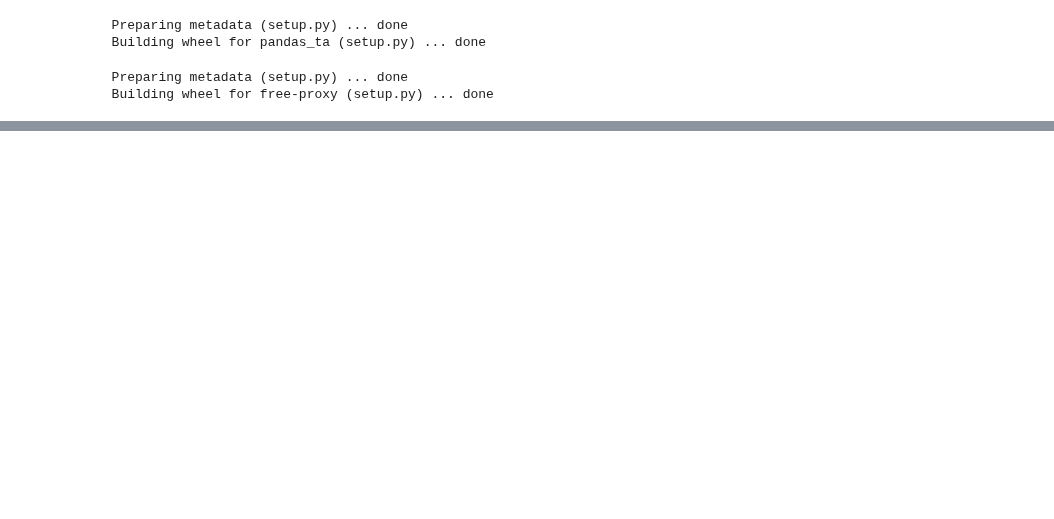
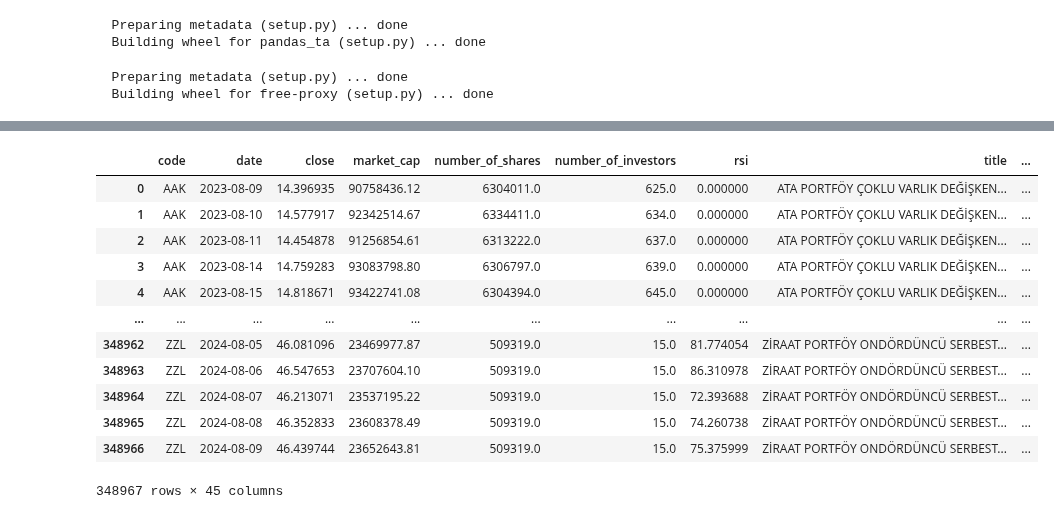
Before and after one commit to ozturkergin/ozturkergin, a Jupyter notebook: TEFAS_PowerBI_Import_v3.ipynb, the cells around one changed output, grey strips where cells are left out. Drawn from its saved outputs; the diff is of its cells as text; code cells hidden in the pictures; blank space fills up the shorter version.

```diff
--- a/TEFAS_PowerBI_Import_v3.ipynb
+++ b/TEFAS_PowerBI_Import_v3.ipynb
@@ -351,0 +354,20 @@ fetched_data
+# %%
+fetched_data = fetched_data.reset_index(drop=True)
+fon_table = fon_table.reset_index()
+result = pd.merge(fetched_data, fon_table, on=['code'], how='left')
+# %%
+result
+# %% [output]
+|  | code | date | close | market_cap | number_of_shares | number_of_investors | rsi | title | ... |
+| 0 | AAK | 2023-08-09 | 14.396935 | 90758436.12 | 6304011.0 | 625.0 | 0.000000 | ATA PORTFÖY ÇOKLU VARLIK DEĞİŞKEN... | ... |
+| 1 | AAK | 2023-08-10 | 14.577917 | 92342514.67 | 6334411.0 | 634.0 | 0.000000 | ATA PORTFÖY ÇOKLU VARLIK DEĞİŞKEN... | ... |
+| 2 | AAK | 2023-08-11 | 14.454878 | 91256854.61 | 6313222.0 | 637.0 | 0.000000 | ATA PORTFÖY ÇOKLU VARLIK DEĞİŞKEN... | ... |
+| 3 | AAK | 2023-08-14 | 14.759283 | 93083798.80 | 6306797.0 | 639.0 | 0.000000 | ATA PORTFÖY ÇOKLU VARLIK DEĞİŞKEN... | ... |
+| 4 | AAK | 2023-08-15 | 14.818671 | 93422741.08 | 6304394.0 | 645.0 | 0.000000 | ATA PORTFÖY ÇOKLU VARLIK DEĞİŞKEN... | ... |
+| ... | ... | ... | ... | ... | ... | ... | ... | ... | ... |
+| 348962 | ZZL | 2024-08-05 | 46.081096 | 23469977.87 | 509319.0 | 15.0 | 81.774054 | ZİRAAT PORTFÖY ONDÖRDÜNCÜ SERBEST... | ... |
+| 348963 | ZZL | 2024-08-06 | 46.547653 | 23707604.10 | 509319.0 | 15.0 | 86.310978 | ZİRAAT PORTFÖY ONDÖRDÜNCÜ SERBEST... | ... |
+| 348964 | ZZL | 2024-08-07 | 46.213071 | 23537195.22 | 509319.0 | 15.0 | 72.393688 | ZİRAAT PORTFÖY ONDÖRDÜNCÜ SERBEST... | ... |
+| 348965 | ZZL | 2024-08-08 | 46.352833 | 23608378.49 | 509319.0 | 15.0 | 74.260738 | ZİRAAT PORTFÖY ONDÖRDÜNCÜ SERBEST... | ... |
+| 348966 | ZZL | 2024-08-09 | 46.439744 | 23652643.81 | 509319.0 | 15.0 | 75.375999 | ZİRAAT PORTFÖY ONDÖRDÜNCÜ SERBEST... | ... |
+348967 rows × 45 columns
```
Also changed, not shown: parts of 4 cells of this notebook.
